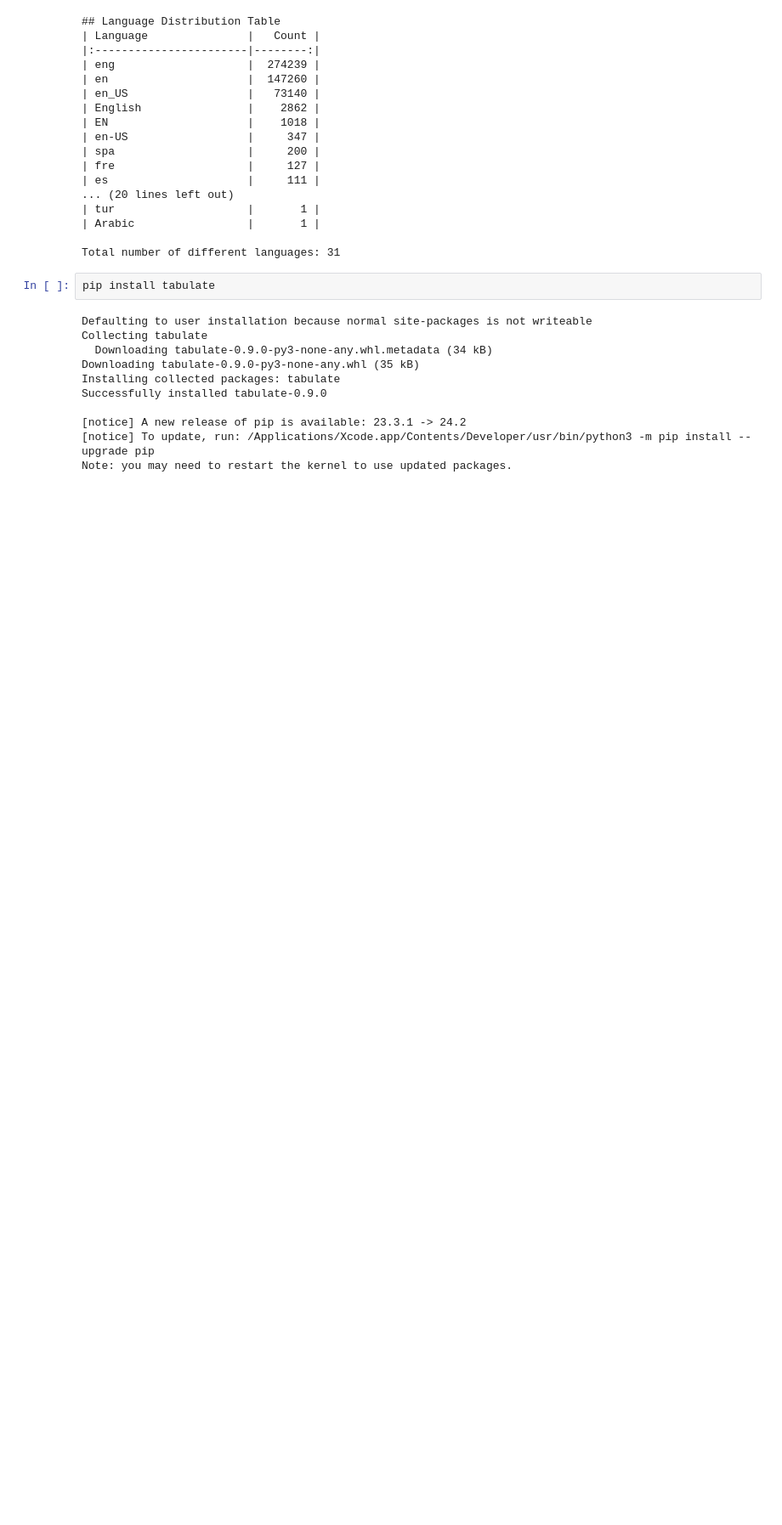
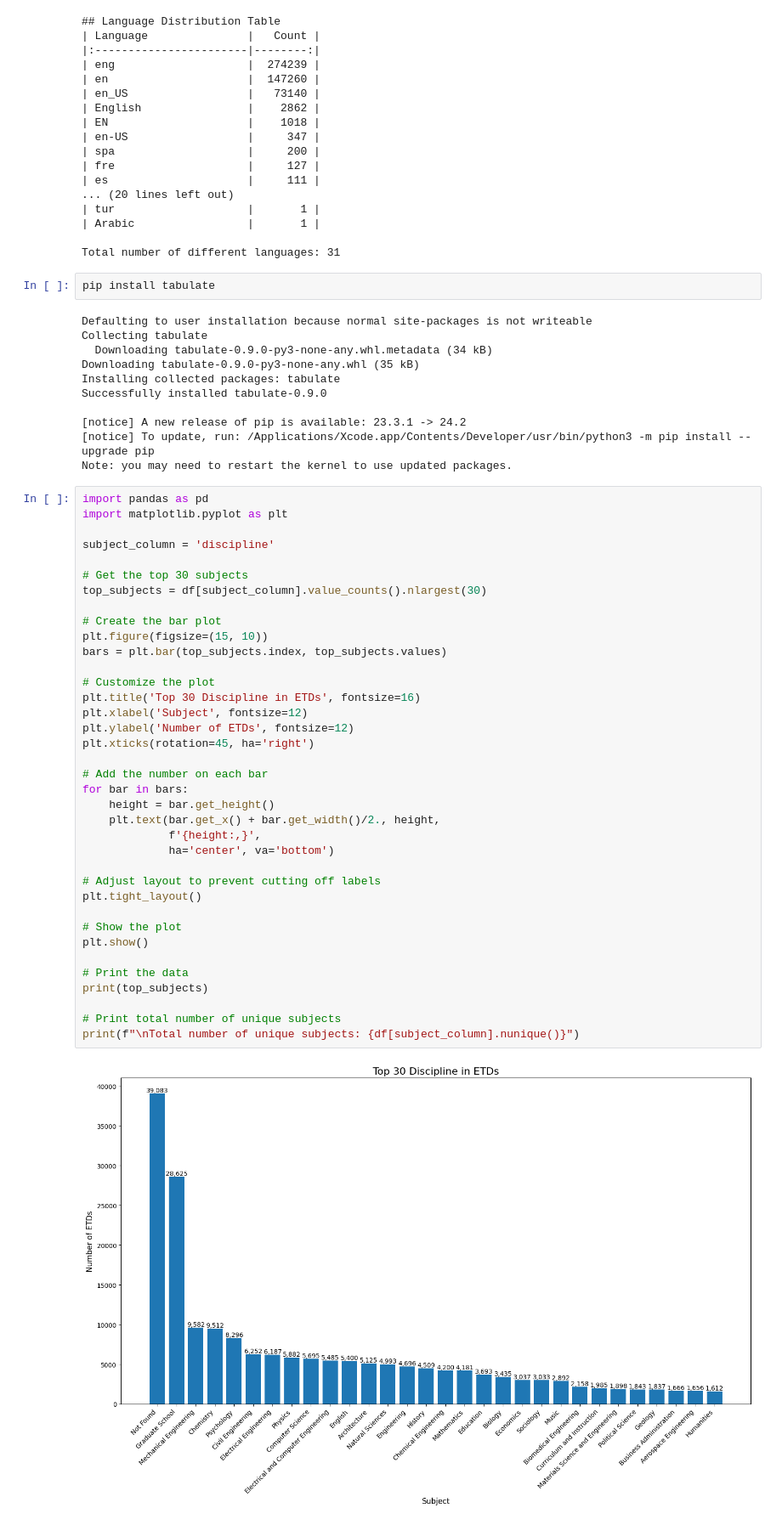
Before and after one commit to tongwu22/ETD, a Jupyter notebook: ETD1.ipynb, the cells around one changed output. Shown at 85% size. Cells and saved outputs as stored; diff of their text form; blank space fills up the shorter version.

```diff
--- a/ETD1.ipynb
+++ b/ETD1.ipynb
@@ -426,3 +429,42 @@ Successfully installed tabulate-0.9.0
 [notice] A new release of pip is available: 23.3.1 -> 24.2
 [notice] To update, run: /Applications/Xcode.app/Contents/Developer/usr/bin/python3 -m pip install --upgrade pip
 Note: you may need to restart the kernel to use updated packages.
+# %%
+import pandas as pd
+import matplotlib.pyplot as plt
+
+subject_column = 'discipline'
+
+# Get the top 30 subjects
+top_subjects = df[subject_column].value_counts().nlargest(30)
+
+# Create the bar plot
+plt.figure(figsize=(15, 10))
+bars = plt.bar(top_subjects.index, top_subjects.values)
+
+# Customize the plot
+plt.title('Top 30 Discipline in ETDs', fontsize=16)
+plt.xlabel('Subject', fontsize=12)
+plt.ylabel('Number of ETDs', fontsize=12)
+plt.xticks(rotation=45, ha='right')
+
+# Add the number on each bar
+for bar in bars:
+    height = bar.get_height()
+    plt.text(bar.get_x() + bar.get_width()/2., height,
+             f'{height:,}',
+             ha='center', va='bottom')
+
+# Adjust layout to prevent cutting off labels
+plt.tight_layout()
+
+# Show the plot
+plt.show()
+
+# Print the data
+print(top_subjects)
+
+# Print total number of unique subjects
+print(f"\nTotal number of unique subjects: {df[subject_column].nunique()}")
+# %% [output]
+[figure, added]
```
Also changed, not shown: parts of 12 cells of this notebook, 2 other files.
